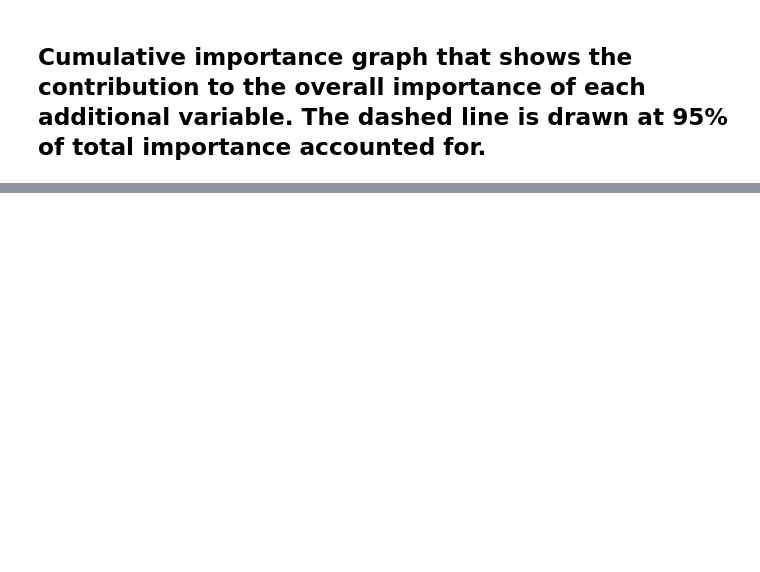
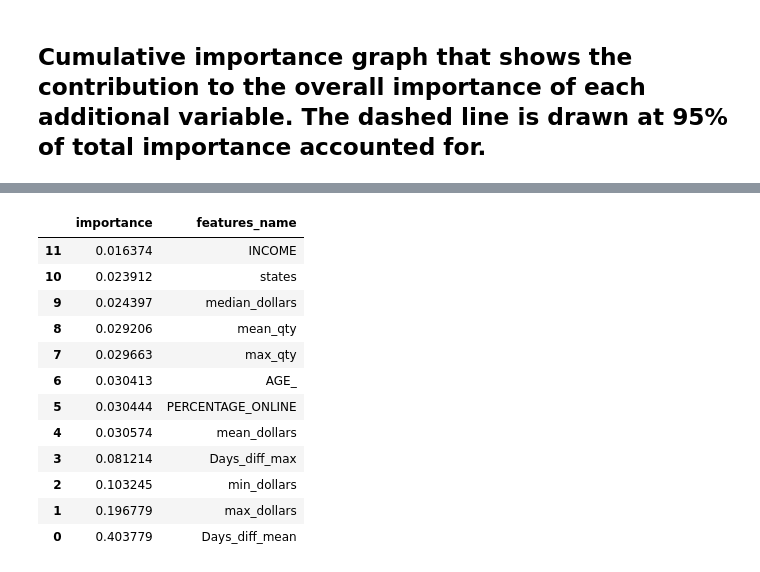
Before and after one commit to mwehner2022/Retail_Analysis, a Jupyter notebook: Regression_Optimized.ipynb, the cells around one changed output, grey strips where cells are left out. Saved outputs shown, nothing was run; the diff lists cells and outputs as text; code cells hidden in the pictures; blank space fills up the shorter version.

```diff
--- a/Regression_Optimized.ipynb
+++ b/Regression_Optimized.ipynb
@@ -247,0 +361,17 @@ plt.xlabel('Variable'); plt.ylabel('Cumulative Importance'); plt.title('Cumulati
+# %%
+df2 = df.sort_values(by='importance', ascending=True)
+df2
+# %% [output]
+|  | importance | features_name |
+| 11 | 0.016374 | INCOME |
+| 10 | 0.023912 | states |
+| 9 | 0.024397 | median_dollars |
+| 8 | 0.029206 | mean_qty |
+| 7 | 0.029663 | max_qty |
+| 6 | 0.030413 | AGE_ |
+| 5 | 0.030444 | PERCENTAGE_ONLINE |
+| 4 | 0.030574 | mean_dollars |
+| 3 | 0.081214 | Days_diff_max |
+| 2 | 0.103245 | min_dollars |
+| 1 | 0.196779 | max_dollars |
+| 0 | 0.403779 | Days_diff_mean |
```
Also changed, not shown: parts of 22 cells of this notebook.
